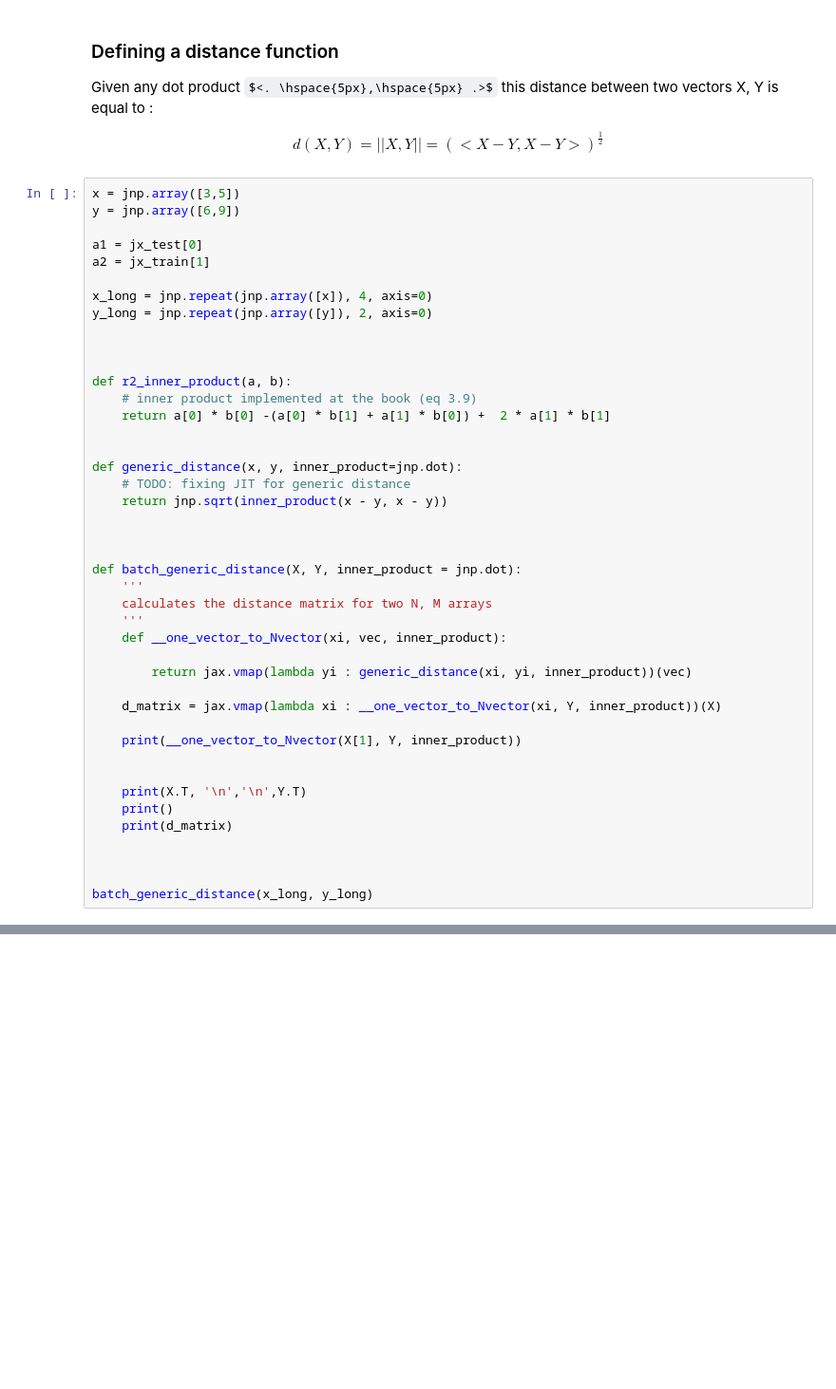
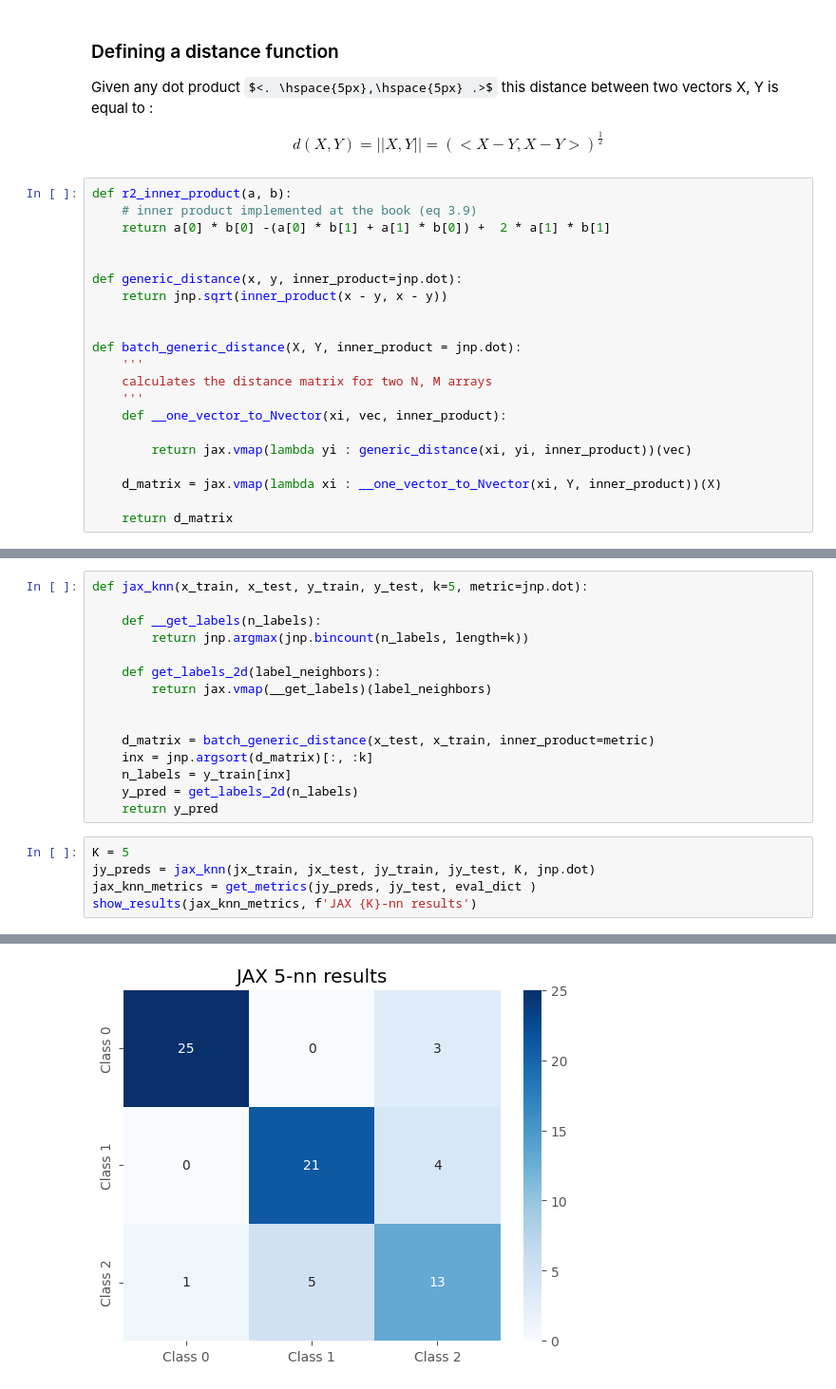
Before and after one commit to Arthur-Salles/LA2ML, a Jupyter notebook: t1/project.ipynb, the cells around one changed output, grey strips where cells are left out. Shown at 95% size. Drawn from its saved outputs; the diff is of its cells as text; some formulas as TeX source; blank space fills up the shorter version.

```diff
--- a/t1/project.ipynb
+++ b/t1/project.ipynb
@@ -105,26 +92,13 @@ Given any dot product  $<. \hspace{5px},\hspace{5px} .>$ this distance between t
 
 $$ d(X,Y) =  ||X, Y || = (<X- Y,X - Y>)^\frac{1}{2}$$
 # %%
-x = jnp.array([3,5])
-y = jnp.array([6,9])
-
-a1 = jx_test[0]
-a2 = jx_train[1]
-
-x_long = jnp.repeat(jnp.array([x]), 4, axis=0)
-y_long = jnp.repeat(jnp.array([y]), 2, axis=0)
-
-
-
 def r2_inner_product(a, b):
     # inner product implemented at the book (eq 3.9)
     return a[0] * b[0] -(a[0] * b[1] + a[1] * b[0]) +  2 * a[1] * b[1]
 
 
 def generic_distance(x, y, inner_product=jnp.dot):
-    # TODO: fixing JIT for generic distance
     return jnp.sqrt(inner_product(x - y, x - y))
-
 
 
 def batch_generic_distance(X, Y, inner_product = jnp.dot):
@@ -137,13 +111,4 @@ def batch_generic_distance(X, Y, inner_product = jnp.dot):
 
     d_matrix = jax.vmap(lambda xi : __one_vector_to_Nvector(xi, Y, inner_product))(X)
 
-    print(__one_vector_to_Nvector(X[1], Y, inner_product))
-
-
-    print(X.T, '\n','\n',Y.T)
-    print()
-    print(d_matrix)
-
-
-
-batch_generic_distance(x_long, y_long)
+    return d_matrix
@@ -161,0 +115,21 @@ batch_generic_distance(x_long, y_long)
+# %%
+def jax_knn(x_train, x_test, y_train, y_test, k=5, metric=jnp.dot):
+
+    def __get_labels(n_labels):
+        return jnp.argmax(jnp.bincount(n_labels, length=k))
+
+    def get_labels_2d(label_neighbors):
+        return jax.vmap(__get_labels)(label_neighbors)
+
+
+    d_matrix = batch_generic_distance(x_test, x_train, inner_product=metric)
+    inx = jnp.argsort(d_matrix)[:, :k]
+    n_labels = y_train[inx]
+    y_pred = get_labels_2d(n_labels)
+    return y_pred
+# %%
+K = 5
+jy_preds = jax_knn(jx_train, jx_test, jy_train, jy_test, K, jnp.dot)
+jax_knn_metrics = get_metrics(jy_preds, jy_test, eval_dict )
+show_results(jax_knn_metrics, f'JAX {K}-nn results')
+# %% [output]
@@ -161,0 +140 @@ batch_generic_distance(x_long, y_long)
+[figure, added]
```
Also changed, not shown: parts of 23 cells of this notebook.
